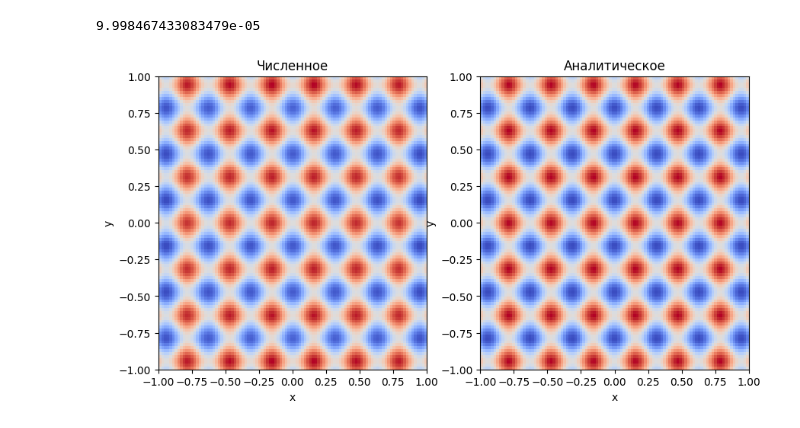
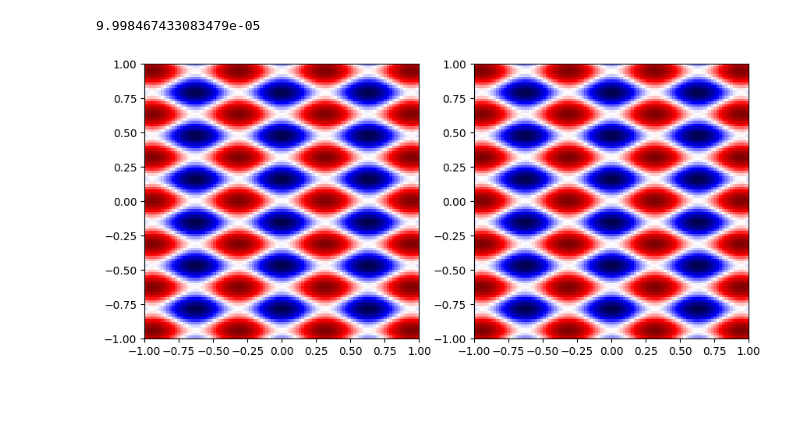
Before and after one commit to JustARandomness/NumericalMethods7Sem, a Jupyter notebook: Lab2.ipynb, the cells around one changed output. Cells and saved outputs as stored; diff of their text form; code cells hidden in the pictures; blank space fills up the shorter version.

```diff
--- a/Lab2.ipynb
+++ b/Lab2.ipynb
@@ -60,41 +56,36 @@ def L(u):
 
     return res
 # %%
-u = np.zeros_like(X)
-epsilon = 1e-6
-F = RHS(X, Y)
-lambda_min_n = 4
-lambda_max_n = 4 / (hx ** 2) * np.pow(np.sin(np.pi * (Nx - 1) * hx / (2 * lx)), 2) + 4 / (hx ** 2) * np.pow(np.sin(np.pi * (Ny - 1) * hy / (2 * ly)), 2) + 4
+def get_numerical_solution(eps, iter=100000, k1=k1, k2=k2, X=X, Y=Y, hx=hx, hy=hy):
+    u = np.zeros_like(X)
+    F = RHS(X, Y, k1, k2, hx, hy)
 
-tau = 2 / (lambda_min_n + lambda_max_n)
-print(tau)
-r = L(u) - F
-iter = 0
-u_new = u + tau * (F - L(u))
-while np.linalg.norm(u_new - u) > epsilon:
-    u = u_new
-    u_new = u + tau * (F - L(u))
-    iter += 1
+    lambda_min_n = 4
+    lambda_max_n = 4 / (hx ** 2) * np.pow(np.sin(np.pi * (Nx - 1) * hx / (2 * lx)), 2) + 4 / (hx ** 2) * np.pow(np.sin(np.pi * (Ny - 1) * hy / (2 * ly)), 2) + 4
 
-    if iter > 100000:
-        print('iteration break')
-        break
+    tau = 2 / (lambda_min_n + lambda_max_n)
+    print(tau)
+    u_new = u + tau * (F - L(u, hx, hy))
+    for _ in range(iter):
+        u = u_new
+        u_new = u + tau * (F - L(u, hx, hy))
+        if np.linalg.norm(u_new - u) < eps:
+            break
+    return u
+
+def plot_real_and_numerical_solution(u, X, Y, k1, k2):
+    fig, ax = plt.subplots(1, 2, figsize=(10, 5))
+    ax[0].imshow(u.T, extent=(x_l, x_r, y_l, y_r), cmap='seismic')
+    ax[1].imshow(real_solution(X, Y, k1, k2).T, extent=(x_l, x_r, y_l, y_r), cmap='seismic')
+    plt.show()
-# %% [output]
-9.998467433083479e-05
-# %%
-fig = plt.figure(figsize=(10, 5))
-ax1 = fig.add_subplot(121)
-im1 = ax1.imshow(u.T, origin='lower', cmap='coolwarm', extent=(x_l, x_r, y_l, y_r), aspect='auto')
-ax1.set_xlabel('x')
-ax1.set_ylabel('y')
-ax1.set_title(f'Численное')
-
-ax2 = fig.add_subplot(122)
-im2 = ax2.imshow(real_solution(X, Y).T, origin='lower', cmap='coolwarm', extent=(x_l, x_r, y_l, y_r), aspect='auto')
-ax2.set_xlabel('x')
-ax2.set_ylabel('y')
-ax2.set_title(f'Аналитическое')
-
-plt.show()
-# %% [output]
-[figure, removed]
+# %%
+u002 = get_numerical_solution(eps=1e-6)
+# %% [output]
+9.998467433083479e-05
+# %%
+fig, ax = plt.subplots(1, 2, figsize=(10, 5))
+ax[0].imshow(u002.T, extent=(x_l, x_r, y_l, y_r), cmap='seismic')
+ax[1].imshow(real_solution(X, Y, k1, k2).T, extent=(x_l, x_r, y_l, y_r), cmap='seismic')
+plt.show()
+# %% [output]
+[figure, added]
```
Also changed, not shown: parts of 3 cells of this notebook.
